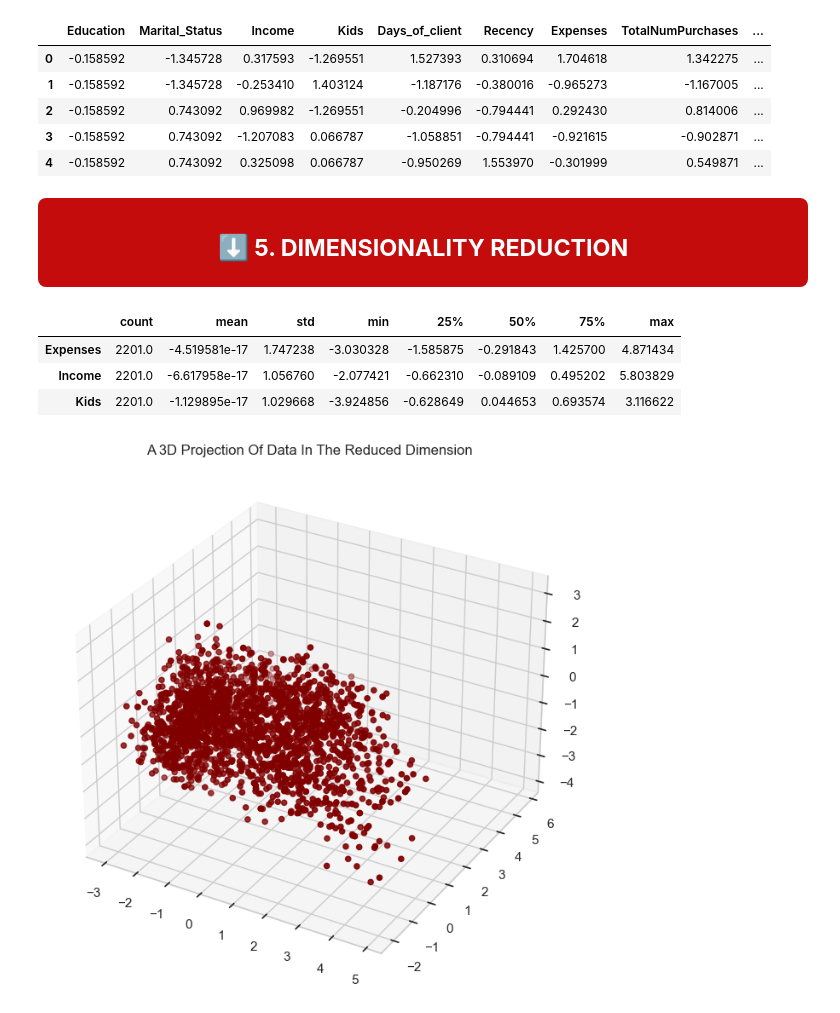
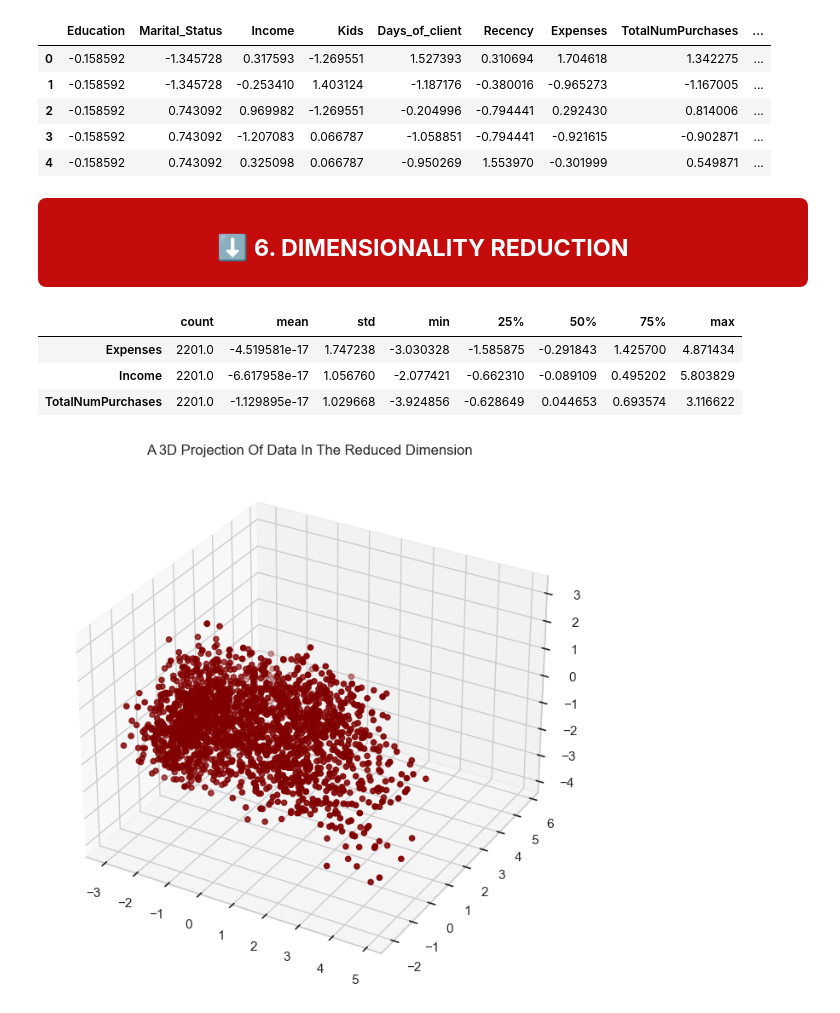
Before and after one commit to SajjadKhanYousafzai/Projects--Kaggle-, a Jupyter notebook: Customer Personality Analysis/cust_personality_analysis.ipynb, the cells around one changed output. Cells and saved outputs as stored; diff of their text form; code cells hidden in the pictures.

```diff
--- a/Customer Personality Analysis/cust_personality_analysis.ipynb
+++ b/Customer Personality Analysis/cust_personality_analysis.ipynb
@@ -753,20 +750,20 @@ Dataframe to be used for further modelling:
 # %% [markdown]
 <div style="background-color:#C40C0C; padding:10px; border-radius:8px; text-align:center;">
     <h2 style="color:white; font-weight:bold; margin:0;">
-        <span style="font-size:25px;">⬇️</span> 5. DIMENSIONALITY REDUCTION
+        <span style="font-size:25px;">⬇️</span> 6. DIMENSIONALITY REDUCTION
     </h2>
 </div>
 # %%
 #Initiating PCA to reduce dimentions aka features to 3
 pca = PCA(n_components=3)
 pca.fit(scaled_ds)
-PCA_ds = pd.DataFrame(pca.transform(scaled_ds), columns=(["Expenses","Income", "Kids"]))
+PCA_ds = pd.DataFrame(pca.transform(scaled_ds), columns=(["Expenses","Income", "TotalNumPurchases"]))
 PCA_ds.describe().T
 # %% [output]
 |  | count | mean | std | min | 25% | 50% | 75% | max |
 | Expenses | 2201.0 | -4.519581e-17 | 1.747238 | -3.030328 | -1.585875 | -0.291843 | 1.425700 | 4.871434 |
 | Income | 2201.0 | -6.617958e-17 | 1.056760 | -2.077421 | -0.662310 | -0.089109 | 0.495202 | 5.803829 |
-| Kids | 2201.0 | -1.129895e-17 | 1.029668 | -3.924856 | -0.628649 | 0.044653 | 0.693574 | 3.116622 |
+| TotalNumPurchases | 2201.0 | -1.129895e-17 | 1.029668 | -3.924856 | -0.628649 | 0.044653 | 0.693574 | 3.116622 |
 # %%
 #A 3D Projection Of Data In The Reduced Dimension
 x =PCA_ds["Expenses"]
```
Also changed, not shown: parts of 9 cells of this notebook.
